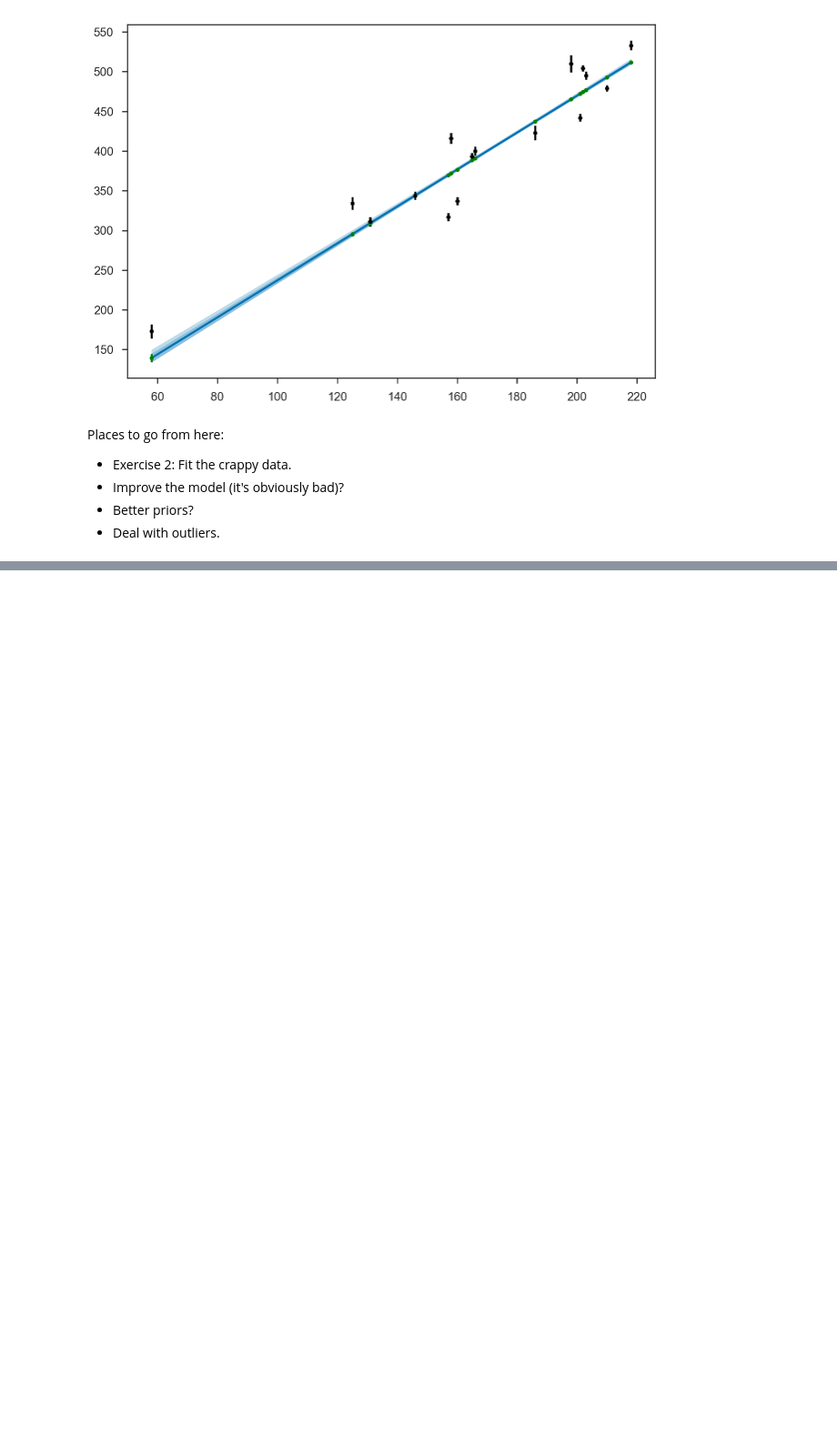
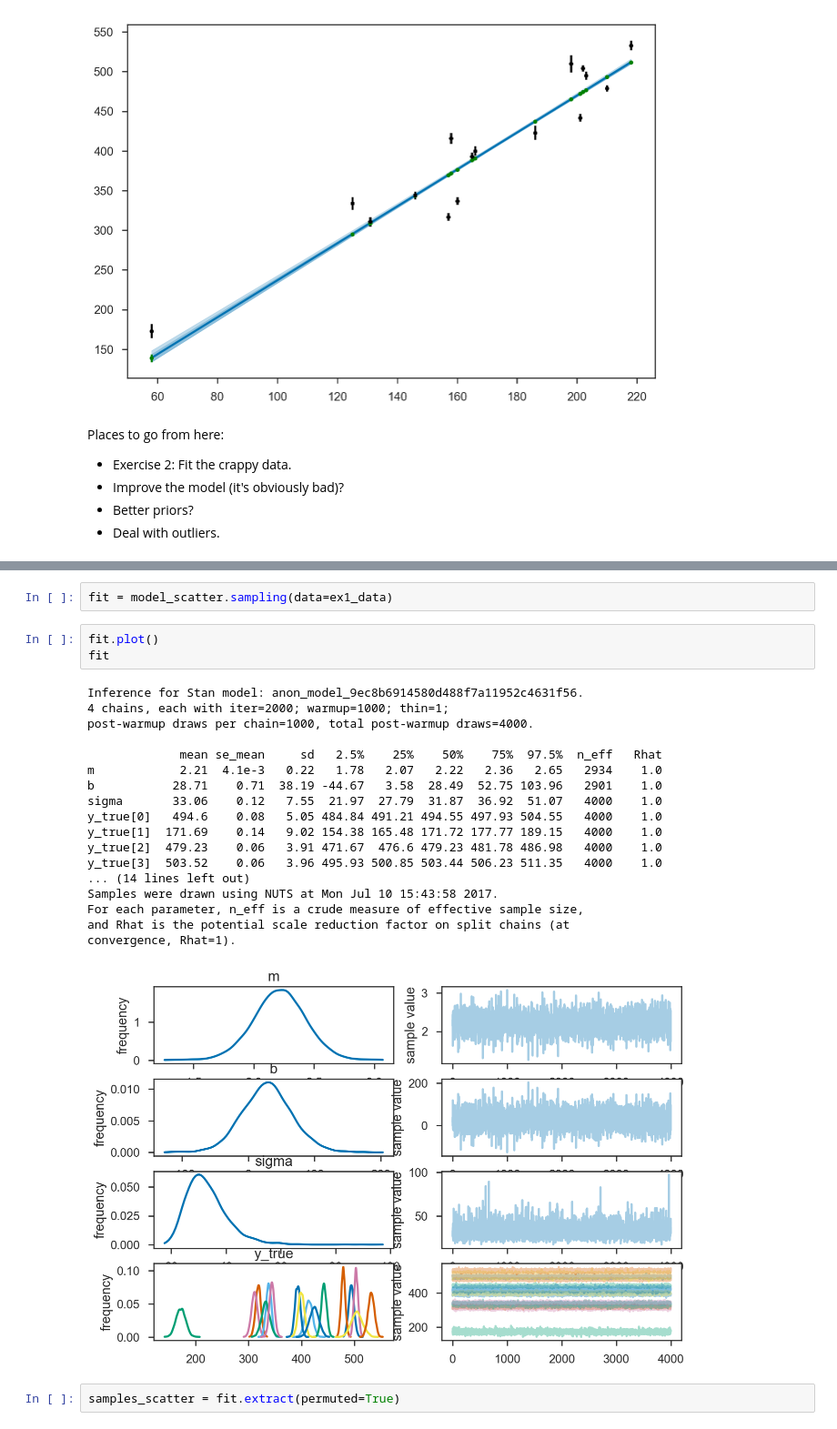
Before and after one commit to farr/GWDataAnalysisSummerSchool, a Jupyter notebook: lecture1/lecture1.ipynb, the cells around one changed output, grey strips where cells are left out. Shown at 91% size. Saved outputs shown, nothing was run; the diff lists cells and outputs as text; blank space fills up the shorter version.

```diff
--- a/lecture1/lecture1.ipynb
+++ b/lecture1/lecture1.ipynb
@@ -145,0 +183,26 @@ Places to go from here:
+# %%
+fit = model_scatter.sampling(data=ex1_data)
+# %%
+fit.plot()
+fit
+# %% [output]
+Inference for Stan model: anon_model_9ec8b6914580d488f7a11952c4631f56.
+4 chains, each with iter=2000; warmup=1000; thin=1;
+post-warmup draws per chain=1000, total post-warmup draws=4000.
+
+             mean se_mean     sd   2.5%    25%    50%    75%  97.5%  n_eff   Rhat
+m            2.21  4.1e-3   0.22   1.78   2.07   2.22   2.36   2.65   2934    1.0
+b           28.71    0.71  38.19 -44.67   3.58  28.49  52.75 103.96   2901    1.0
+sigma       33.06    0.12   7.55  21.97  27.79  31.87  36.92  51.07   4000    1.0
+y_true[0]   494.6    0.08   5.05 484.84 491.21 494.55 497.93 504.55   4000    1.0
+y_true[1]  171.69    0.14   9.02 154.38 165.48 171.72 177.77 189.15   4000    1.0
+y_true[2]  479.23    0.06   3.91 471.67  476.6 479.23 481.78 486.98   4000    1.0
+y_true[3]  503.52    0.06   3.96 495.93 500.85 503.44 506.23 511.35   4000    1.0
+... (14 lines left out)
+Samples were drawn using NUTS at Mon Jul 10 15:43:58 2017.
+For each parameter, n_eff is a crude measure of effective sample size,
+and Rhat is the potential scale reduction factor on split chains (at
+convergence, Rhat=1).
+[figure, added]
+# %%
+samples_scatter = fit.extract(permuted=True)
```
Also changed, not shown: parts of 16 cells of this notebook, 3 other files.
